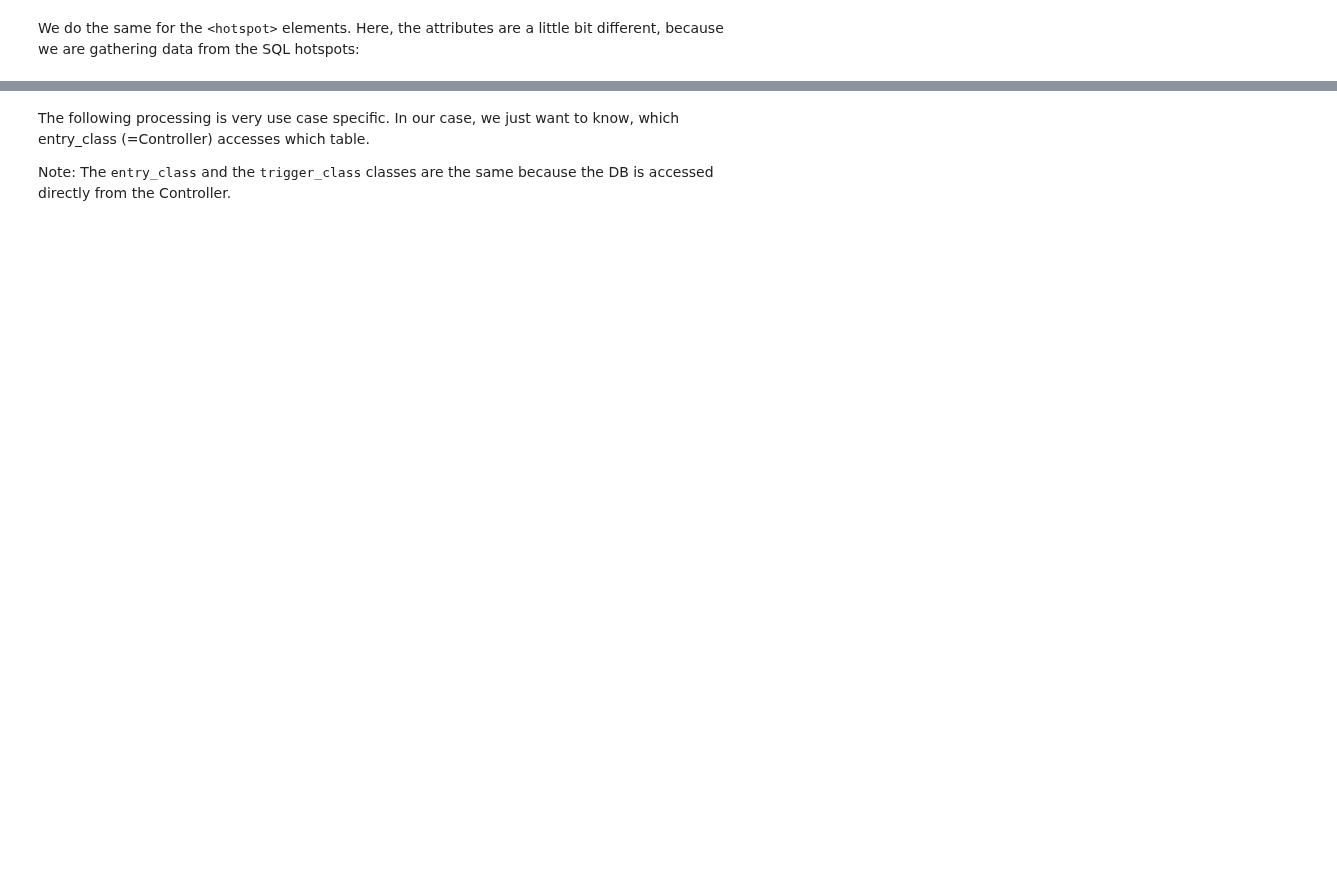
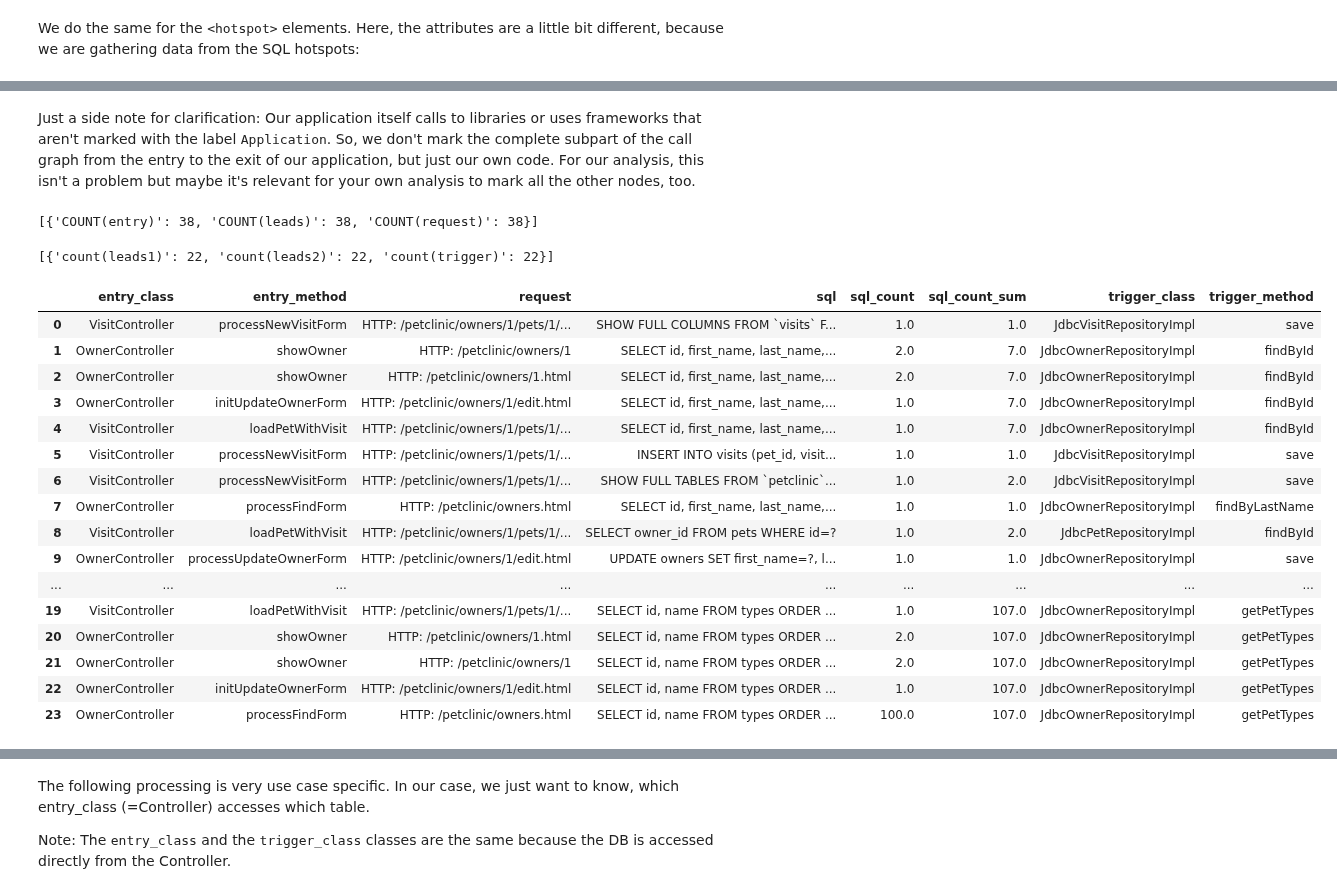
Before and after one commit to feststelltaste/software-analytics, a Jupyter notebook: notebooks/Mining performance HotSpots with JProfiler, jQAssistant, Neo4j and Pandas.ipynb, the cells around one changed output, grey strips where cells are left out. Drawn from its saved outputs; the diff is of its cells as text; code cells hidden in the pictures; blank space fills up the shorter version.

```diff
--- a/notebooks/Mining performance HotSpots with JProfiler, jQAssistant, Neo4j and Pandas.ipynb
+++ b/notebooks/Mining performance HotSpots with JProfiler, jQAssistant, Neo4j and Pandas.ipynb
@@ -355,0 +288,79 @@ hotspots
+# %% [markdown]
+Just a side note for clarification: Our application itself calls to libraries or uses frameworks that aren't marked with the label <tt>Application</tt>. So, we don't mark the complete subpart of the call graph from the entry to the exit of our application, but just our own code. For our analysis, this isn't a problem but maybe it's relevant for your own analysis to mark all the other nodes, too.
+# %%
+query="""
+MATCH
+    request_to_entry=shortestPath((request:Call)-[:CALLS*]->(entry:Call))
+WHERE
+    request.fqn = "_jprofiler_annotation_class" AND request.method STARTS WITH "HTTP"
+AND
+    entry.fqn STARTS WITH "org.springframework.samples.petclinic"
+AND
+    SINGLE(n IN NODES(request_to_entry)
+        WHERE exists(n.fqn) AND n.fqn STARTS WITH "org.springframework.samples.petclinic")
+SET
+    request:Request,
+    entry:Entry
+CREATE
+    (request)-[leads:LEADS_TO]->(entry)
+RETURN COUNT(request), COUNT(leads), COUNT(entry)
+"""
+graph.run(query).data()
+# %% [output]
+[{'COUNT(entry)': 38, 'COUNT(leads)': 38, 'COUNT(request)': 38}]
+# %%
+query="""
+MATCH
+    trigger_to_hotspot=shortestPath((trigger:Call)-[:CALLS*]->(hotspot:HotSpot)),
+    (entry:Entry)-[:CALLS*]->(trigger)
+WHERE
+    trigger.fqn STARTS WITH "org.springframework.samples.petclinic"
+AND
+    SINGLE(n IN NODES(trigger_to_hotspot)
+        WHERE exists(n.fqn) AND n.fqn STARTS WITH "org.springframework.samples.petclinic")
+SET
+    trigger:Trigger
+CREATE
+    (entry)-[leads1:LEADS_TO]->(trigger)-[leads2:LEADS_TO]->(hotspot)
+RETURN count(trigger), count(leads1), count(leads2)
+"""
+graph.run(query).data()
+# %% [output]
+[{'count(leads1)': 22, 'count(leads2)': 22, 'count(trigger)': 22}]
+# %%
+query="""
+MATCH
+   (request:Request)-[:LEADS_TO]->
+       (entry:Entry)-[:LEADS_TO]->
+           (trigger:Trigger)-[:LEADS_TO]->
+               (hotspot:HotSpot)
+RETURN DISTINCT
+    request.method as request,
+    request.count as sql_count,
+    entry.class as entry_class,
+    entry.method as entry_method,
+    trigger.class as trigger_class,
+    trigger.method as trigger_method,
+    hotspot.value as sql,
+    hotspot.count as sql_count_sum
+"""
+hotspots = pd.DataFrame(graph.run(query).data())
+hotspots
+# %% [output]
+|  | entry_class | entry_method | request | sql | sql_count | sql_count_sum | trigger_class | trigger_method |
+| 0 | VisitController | processNewVisitForm | HTTP: /petclinic/owners/1/pets/1/... | SHOW FULL COLUMNS FROM `visits` F... | 1.0 | 1.0 | JdbcVisitRepositoryImpl | save |
+| 1 | OwnerController | showOwner | HTTP: /petclinic/owners/1 | SELECT id, first_name, last_name,... | 2.0 | 7.0 | JdbcOwnerRepositoryImpl | findById |
+| 2 | OwnerController | showOwner | HTTP: /petclinic/owners/1.html | SELECT id, first_name, last_name,... | 2.0 | 7.0 | JdbcOwnerRepositoryImpl | findById |
+| 3 | OwnerController | initUpdateOwnerForm | HTTP: /petclinic/owners/1/edit.html | SELECT id, first_name, last_name,... | 1.0 | 7.0 | JdbcOwnerRepositoryImpl | findById |
+| 4 | VisitController | loadPetWithVisit | HTTP: /petclinic/owners/1/pets/1/... | SELECT id, first_name, last_name,... | 1.0 | 7.0 | JdbcOwnerRepositoryImpl | findById |
+| 5 | VisitController | processNewVisitForm | HTTP: /petclinic/owners/1/pets/1/... | INSERT INTO visits (pet_id, visit... | 1.0 | 1.0 | JdbcVisitRepositoryImpl | save |
+| 6 | VisitController | processNewVisitForm | HTTP: /petclinic/owners/1/pets/1/... | SHOW FULL TABLES FROM `petclinic`... | 1.0 | 2.0 | JdbcVisitRepositoryImpl | save |
+| 7 | OwnerController | processFindForm | HTTP: /petclinic/owners.html | SELECT id, first_name, last_name,... | 1.0 | 1.0 | JdbcOwnerRepositoryImpl | findByLastName |
+| 8 | VisitController | loadPetWithVisit | HTTP: /petclinic/owners/1/pets/1/... | SELECT owner_id FROM pets WHERE id=? | 1.0 | 2.0 | JdbcPetRepositoryImpl | findById |
+| 9 | OwnerController | processUpdateOwnerForm | HTTP: /petclinic/owners/1/edit.html | UPDATE owners SET first_name=?, l... | 1.0 | 1.0 | JdbcOwnerRepositoryImpl | save |
+| ... | ... | ... | ... | ... | ... | ... | ... | ... |
+| 19 | VisitController | loadPetWithVisit | HTTP: /petclinic/owners/1/pets/1/... | SELECT id, name FROM types ORDER ... | 1.0 | 107.0 | JdbcOwnerRepositoryImpl | getPetTypes |
+| 20 | OwnerController | showOwner | HTTP: /petclinic/owners/1.html | SELECT id, name FROM types ORDER ... | 2.0 | 107.0 | JdbcOwnerRepositoryImpl | getPetTypes |
+| 21 | OwnerController | showOwner | HTTP: /petclinic/owners/1 | SELECT id, name FROM types ORDER ... | 2.0 | 107.0 | JdbcOwnerRepositoryImpl | getPetTypes |
+| 22 | OwnerController | initUpdateOwnerForm | HTTP: /petclinic/owners/1/edit.html | SELECT id, name FROM types ORDER ... | 1.0 | 107.0 | JdbcOwnerRepositoryImpl | getPetTypes |
+| 23 | OwnerController | processFindForm | HTTP: /petclinic/owners.html | SELECT id, name FROM types ORDER ... | 100.0 | 107.0 | JdbcOwnerRepositoryImpl | getPetTypes |
```
Also changed, not shown: parts of 21 cells of this notebook.
